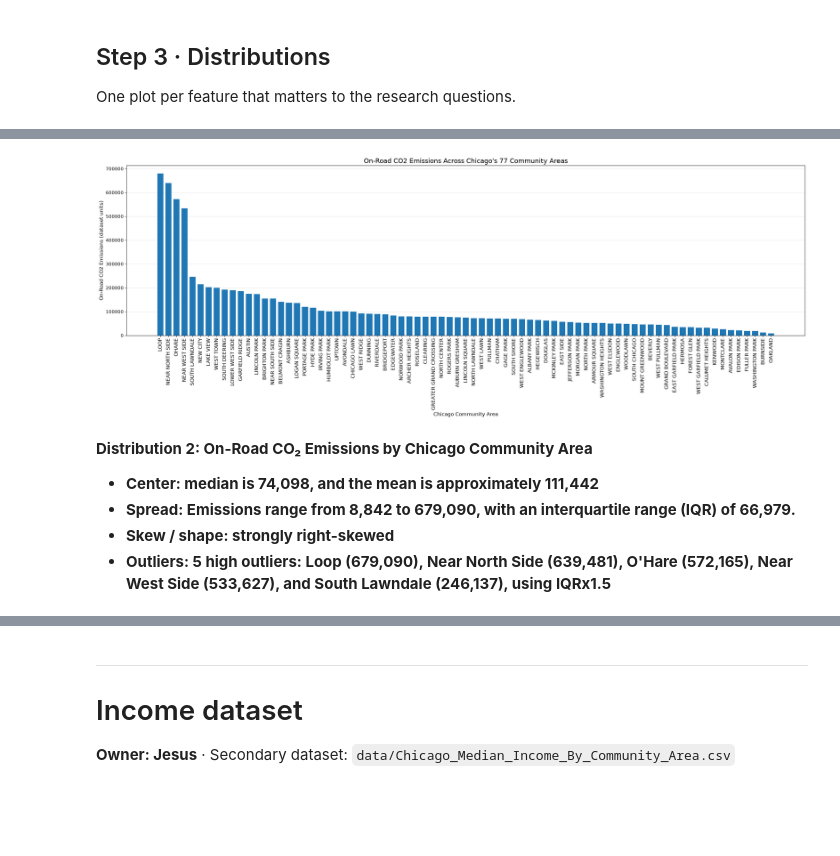
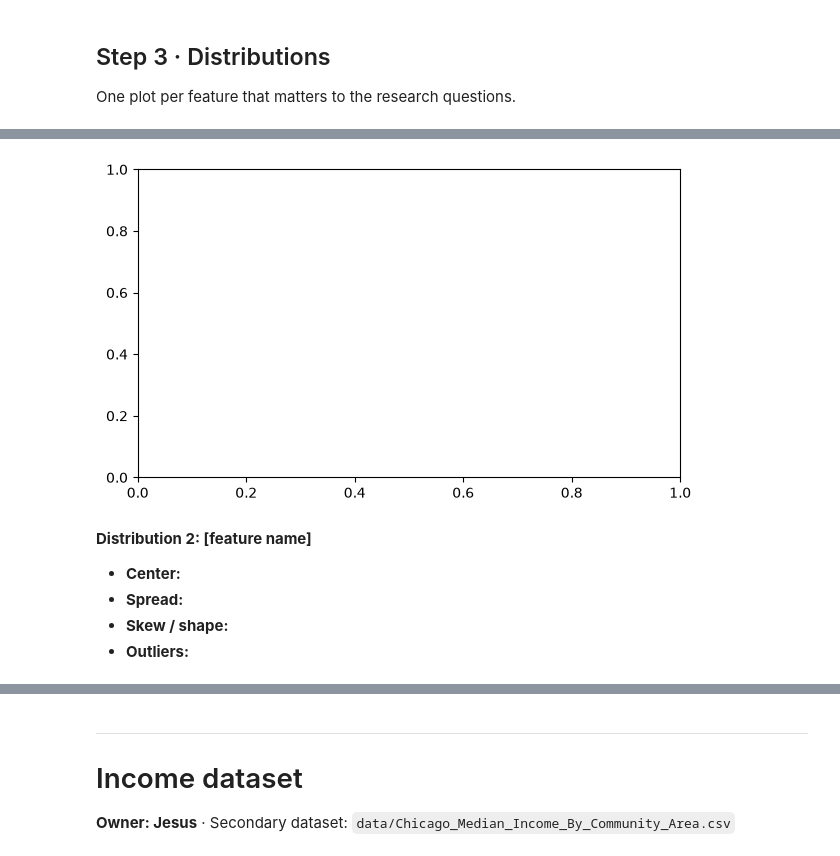
Before and after one commit to doctorplatypus/Socioeconomic-Health-Disparities, a Jupyter notebook: eda.ipynb, the cells around one changed output, grey strips where cells are left out. Saved outputs shown, nothing was run; the diff lists cells and outputs as text; code cells hidden in the pictures; blank space fills up the shorter version.

```diff
--- a/eda.ipynb
+++ b/eda.ipynb
@@ -561,41 +435,15 @@ plt.show()
 # %%
-
-import matplotlib.pyplot as plt
-
-# Sort all 77 communities by emissions
-all77 = emis.sort("ONROAD_CO2", descending=True)
-
-fig, ax = plt.subplots(figsize=(24, 9))
-
-ax.bar(
-    all77["COMMUNITY"].to_list(),
-    all77["ONROAD_CO2"].to_list(),
-    width=0.75
-)
-
-ax.set_xlabel("Chicago Community Area", fontsize=12)
-ax.set_ylabel("On-Road CO2 Emissions (dataset units)", fontsize=12)
-ax.set_title(
-    "On-Road CO2 Emissions Across Chicago's 77 Community Areas",
-    fontsize=16
-)
-
-# Rotate community names vertically
-plt.xticks(rotation=90, fontsize=12)
-
-ax.tick_params(axis="y", labelsize=11)
-
-# Make the grid easier to read
-ax.set_axisbelow(True)
-ax.grid(axis="y", alpha=0.3)
-
-plt.tight_layout()
+# Distribution plot 2: histogram / box plot / bar chart. Label axes.
+fig, ax = plt.subplots(figsize=(7, 4))
+ax.set_xlabel("")
+ax.set_ylabel("")
+ax.set_title("")
 plt.show()
 # %% [output]
-[figure, old version]
+[figure, new version]
 # %% [markdown]
-**Distribution 2: On-Road CO₂ Emissions by Chicago Community Area**
-- **Center: median is 74,098, and the mean is approximately 111,442**
-- **Spread: Emissions range from 8,842 to 679,090, with an interquartile range (IQR) of 66,979.**
-- **Skew / shape: strongly right-skewed**
-- **Outliers: 5 high outliers: Loop (679,090), Near North Side (639,481), O'Hare (572,165), Near West Side (533,627), and South Lawndale (246,137), using IQRx1.5**
+**Distribution 2: [feature name]**
+- **Center:**
+- **Spread:**
+- **Skew / shape:**
+- **Outliers:**
```
Also changed, not shown: parts of 19 cells of this notebook.
